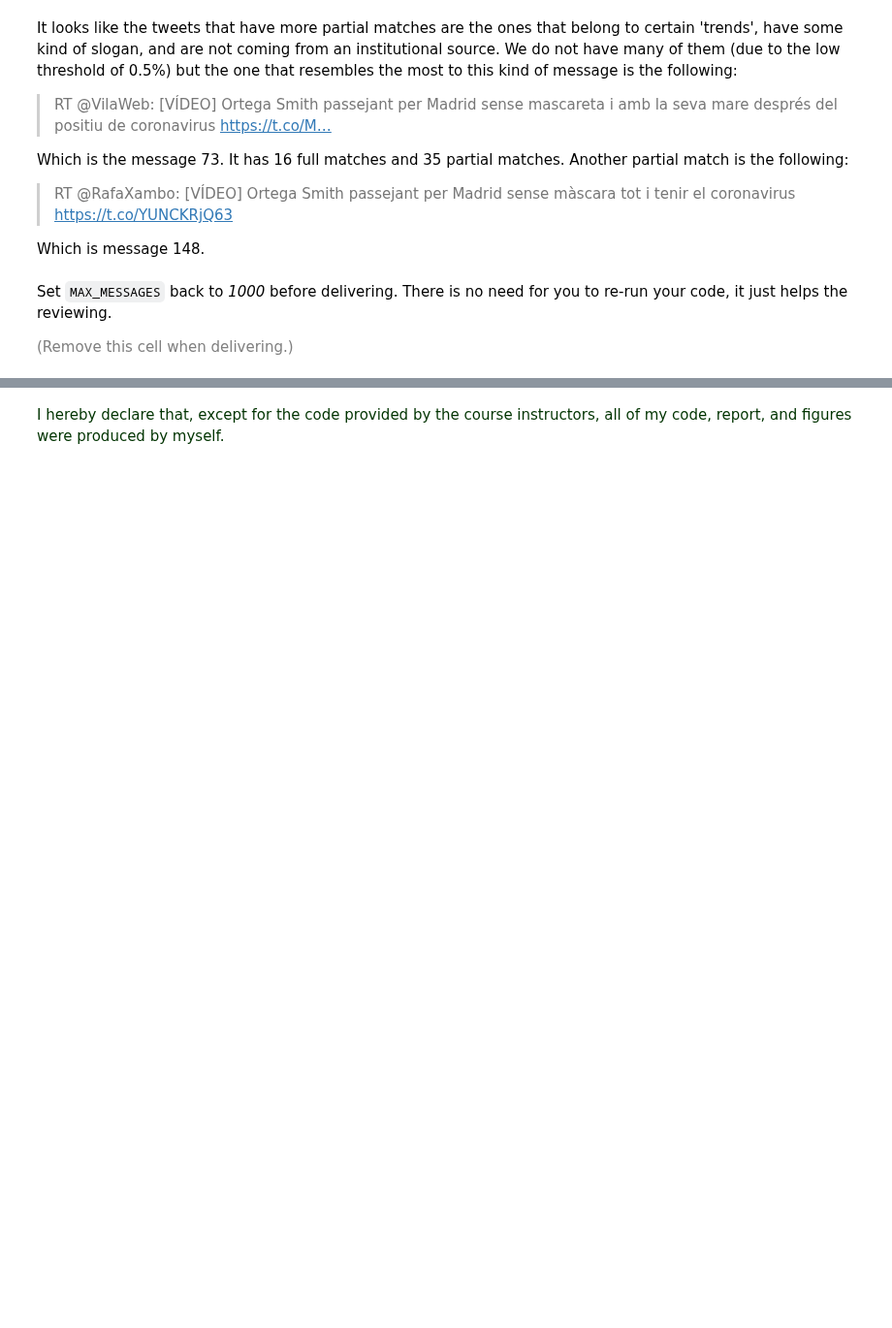
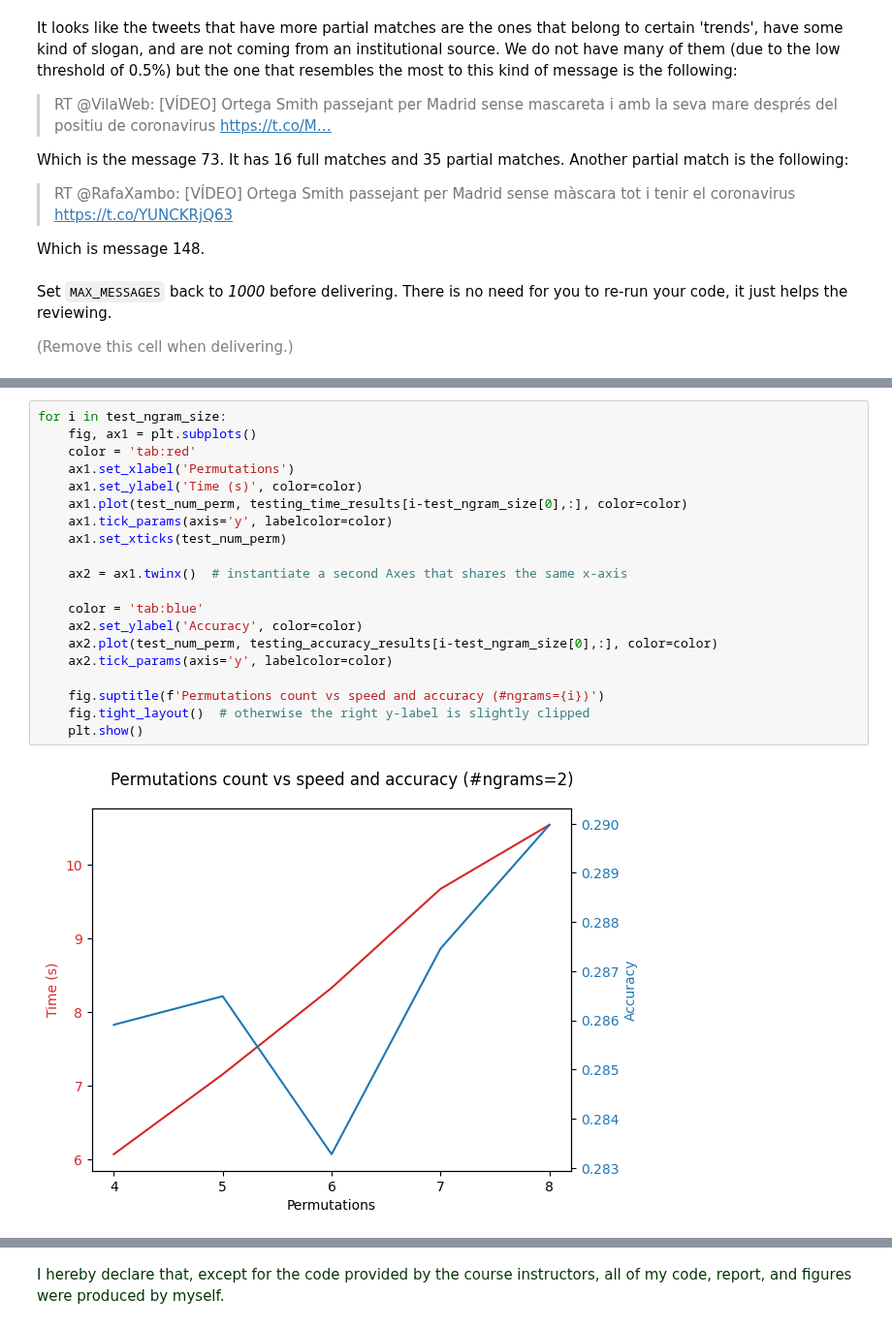
Before and after one commit to LucaFranceschi01/MDM-2024, a Jupyter notebook: 03_Near-Duplicates/ps03_near_duplicates.ipynb, the cells around one changed output, grey strips where cells are left out. Shown at 97% size. Cells and saved outputs as stored; diff of their text form; blank space fills up the shorter version.

```diff
--- a/03_Near-Duplicates/ps03_near_duplicates.ipynb
+++ b/03_Near-Duplicates/ps03_near_duplicates.ipynb
@@ -1046,0 +1248,22 @@ def near_duplicates_signatures(ngram_size: int = 4, num_permutations: int = 5, t
+# %%
+for i in test_ngram_size:
+    fig, ax1 = plt.subplots()
+    color = 'tab:red'
+    ax1.set_xlabel('Permutations')
+    ax1.set_ylabel('Time (s)', color=color)
+    ax1.plot(test_num_perm, testing_time_results[i-test_ngram_size[0],:], color=color)
+    ax1.tick_params(axis='y', labelcolor=color)
+    ax1.set_xticks(test_num_perm)
+
+    ax2 = ax1.twinx()  # instantiate a second Axes that shares the same x-axis
+
+    color = 'tab:blue'
+    ax2.set_ylabel('Accuracy', color=color)
+    ax2.plot(test_num_perm, testing_accuracy_results[i-test_ngram_size[0],:], color=color)
+    ax2.tick_params(axis='y', labelcolor=color)
+
+    fig.suptitle(f'Permutations count vs speed and accuracy (#ngrams={i})')
+    fig.tight_layout()  # otherwise the right y-label is slightly clipped
+    plt.show()
+# %% [output]
+[figure, added]
```
Also changed, not shown: parts of 21 cells of this notebook.
